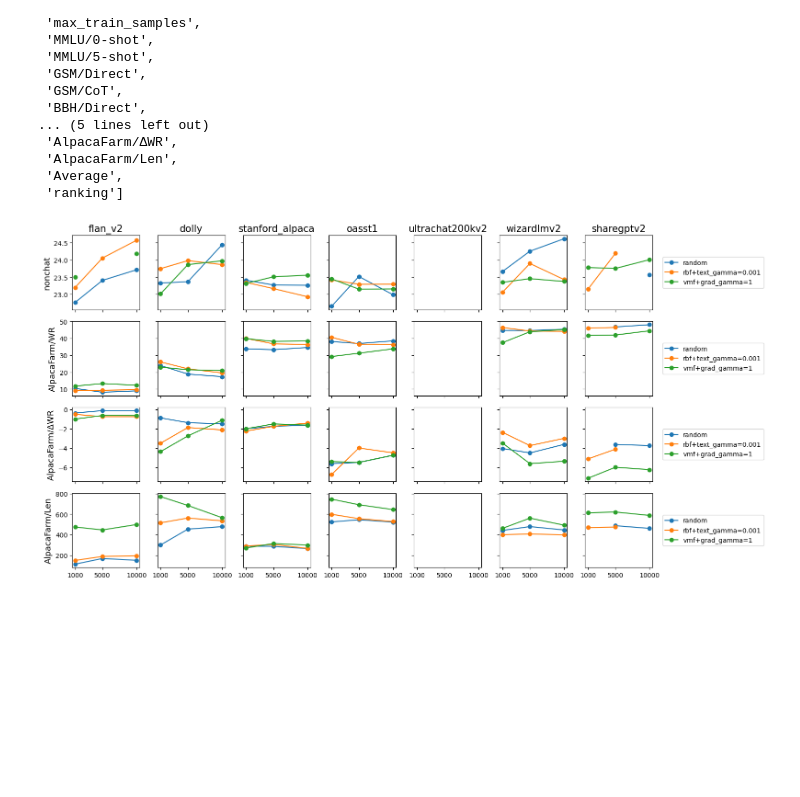
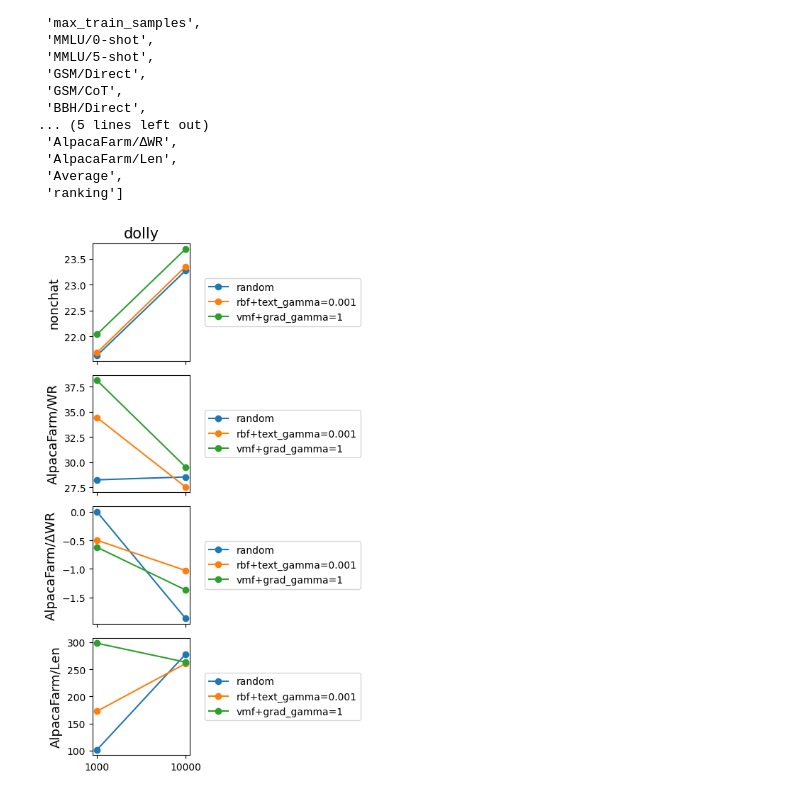
Before and after one commit to tt6746690/open-instruct, a Jupyter notebook: scripts/gen_cmds.ipynb, the cells around one changed output. Cells and saved outputs as stored; diff of their text form; code cells hidden in the pictures; blank space fills up the shorter version.

```diff
--- a/scripts/gen_cmds.ipynb
+++ b/scripts/gen_cmds.ipynb
@@ -793,8 +795,8 @@ task_names_chateval = task_names_mtbench + task_names_alpacafarm
 # # oi5
 # exp_dir = 'results/oi2'
 # exp_dir = 'results/oi5_flan_v2:llama-7b'
-# exp_dir = 'results/oi5_dolly:llama-7b'
-exp_dir = 'results/oi5_oasst1:llama-7b'
+exp_dir = 'results/oi5_dolly:llama-7b'
+# exp_dir = 'results/oi5_oasst1:llama-7b'
 # exp_dir = 'results/oi5_oasst1:llama-7b_debug'
 # exp_dir = 'results/oi5_stanford_alpaca:llama-7b'
 # exp_dir = 'results/oi5_wizardlmv2:llama-7b'
@@ -804,10 +806,10 @@ exp_dir = 'results/oi5_oasst1:llama-7b'
 # exp_dir = 'results/oi5_open_orca_slim:llama-7b'
 # exp_dir = 'results/dpo1'
 # exp_dir = 'results/dpo2_ultrafeedback:llama-7b+sharegptv2ep2'
-# subdir_filter_fn = lambda x: '_aimos' in x
-task_names = task_names + task_names_chatfmt
+subdir_filter_fn = lambda x: 'size=10000:ep=10' in x
+# task_names = task_names + task_names_chatfmt
 # task_names = task_names_alpacafarm; definitely_run_mtbench_on_non_alt7b_queue = False
-# task_names = task_names_mtbench; definitely_run_mtbench_on_non_alt7b_queue = False
+task_names = task_names_mtbench; definitely_run_mtbench_on_non_alt7b_queue = False
 # task_names = task_names
 # task_names = ['alpacafarm_ann=gpt35:turbo:1106_chatfmt']
 
@@ -817,6 +819,7 @@ test_run = bool(test_run)
 
 num_gpus = 1
 if arch == 'x86_64': # ccc
+
     if definitely_run_mtbench_on_non_alt7b_queue:
         gpu_type = 'v100'; num_cpus = int(32/8*num_gpus); cpu_mem = int(240/8*num_gpus)
     else:
@@ -1303,8 +1342,8 @@ use_normalized_preferred_metric = False
 # dataset = 'oasst1'
 # dataset = 'dolly'
 dataset_list = [
-#     'dolly',
-    'oasst1',
+    'dolly',
+#     'oasst1',
 #     'flan_v2',
 #     'stanford_alpaca',
 #     'wizardlmv2',
@@ -1391,10 +1430,10 @@ if oom_eval_paths: print(oom_eval_paths)
 cols_avg_blacklist = ['AlpacaFarm/Len']
 
 # chat_fmt = False
-# chat_fmt = True
-chat_fmt = 'both'
+chat_fmt = True
+# chat_fmt = 'both'
 # chat_fmt = 'auto' # base model no chatfmt, tuned model with chatfmt
-# chat_fmt = 'mix'  # non-alpacaeval no chatfmt, alpacaeval chatfmt
+chat_fmt = 'mix'  # non-alpacaeval no chatfmt, alpacaeval chatfmt
 ft_args_fields = {
     'run_name': ('run_name',),
     'model_name_or_path': ('model_args.model_name_or_path', 'model_name_or_path'),
@@ -1651,8 +1699,9 @@ yaxis_type = 'abs'
 assert(yaxis_type in ['delta_random', 'abs'])
 datasets = ['flan_v2', 'dolly', 'stanford_alpaca', 'oasst1', 'ultrachat200kv2', 'wizardlmv2', 'sharegptv2']
 task_names = ['nonchat', 'MMLU/0-shot', 'GSM/CoT', 'BBH/Direct', 'TydiQA/GP', 'Codex-Eval/Pass@1', 'AlpacaFarm/WR*',]
+
+datasets = ['dolly']
 task_names = ['nonchat', 'AlpacaFarm/WR', 'AlpacaFarm/ΔWR', 'AlpacaFarm/Len']
-# task_names = ['nonchat', 'AlpacaFarm/WR*', 'AlpacaFarm/Len',]
 
 
 # task_names = ['AlpacaFarm/WR*',]
@@ -1665,7 +1714,7 @@ task_names = ['nonchat', 'AlpacaFarm/WR', 'AlpacaFarm/ΔWR', 'AlpacaFarm/Len']
 w = 2
 ncols = len(datasets)
 nrows = len(task_names)
-fig, axs = plt.subplots(nrows, ncols, figsize=(w*ncols+2,w*nrows), sharey='row', sharex=True)
+fig, axs = plt.subplots(nrows, ncols, figsize=(w*ncols+3,w*nrows), sharey='row', sharex=True)
 
 xs_possible = []
 
@@ -1676,31 +1725,31 @@ for axi, task_name in enumerate(task_names):
         sort_by_types = sorted(set(x.sort_by_type for x in d.keys()))
 
         for i, sort_by_type in enumerate(sort_by_types):
             xs = sorted([x.subset_size for x in d.keys()
                          if x.dataset == dataset and x.sort_by_type==sort_by_type])
             xs_possible += list(set(xs) - set(xs_possible))
             ys = [d[DKey(sort_by_type, dataset, x)] for x in xs]
             if yaxis_type == 'delta_random':
                 if not all(DKey('random', dataset, x) in d for x in xs): continue
                 ys = [y-d[DKey('random', dataset, x)] for x, y in zip(xs, ys)]
             if 'random' in sort_by_type:
                 marker_style = 'o-'
             else:
                 marker_style = 'o-'
             ax.plot(xs, ys, marker_style, label=sort_by_type)
 
 #         ax.set_yscale('log')
 
 for axi, task_name in enumerate(task_names):
     axs.reshape(nrows, ncols)[axi, 0].set_ylabel('△ '+task_name if yaxis_type.startswith('delta') else task_name, fontsize=13)
     axs.reshape(nrows, ncols)[axi, -1].legend(loc='center left', bbox_to_anchor=(1.1, 0.5))
 for axj, dataset in enumerate(datasets):
     axs.reshape(nrows, ncols)[0, axj].set_title(dataset, fontsize=15)
     axs.reshape(nrows, ncols)[0, axj].set_xticks(xs_possible, xs_possible)
 
 space = 0.05
 fig.subplots_adjust(wspace=space, hspace=space)  # Adjust the value as needed
 
 fig.tight_layout()
 # %% [output]
-[figure, old version]
+[figure, new version]
```
Also changed, not shown: parts of 7 cells of this notebook, 3 other files.
